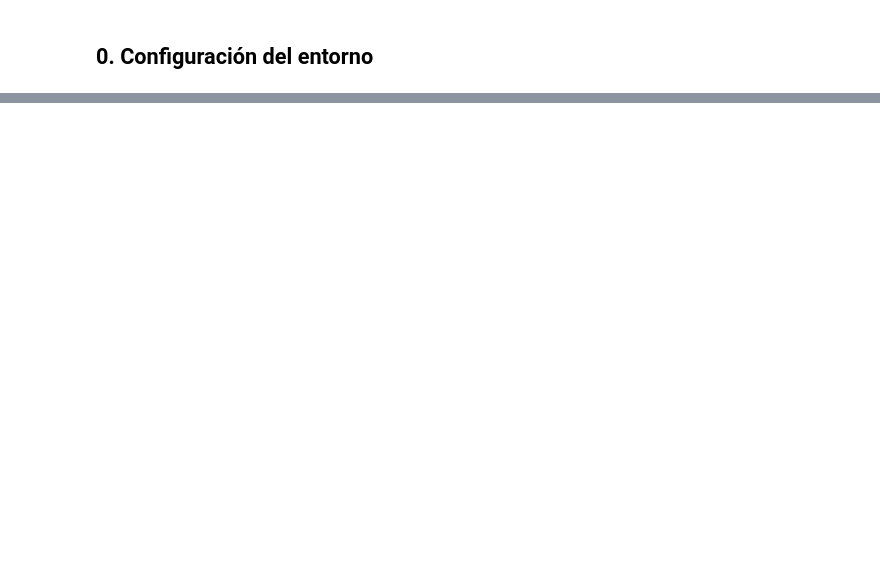
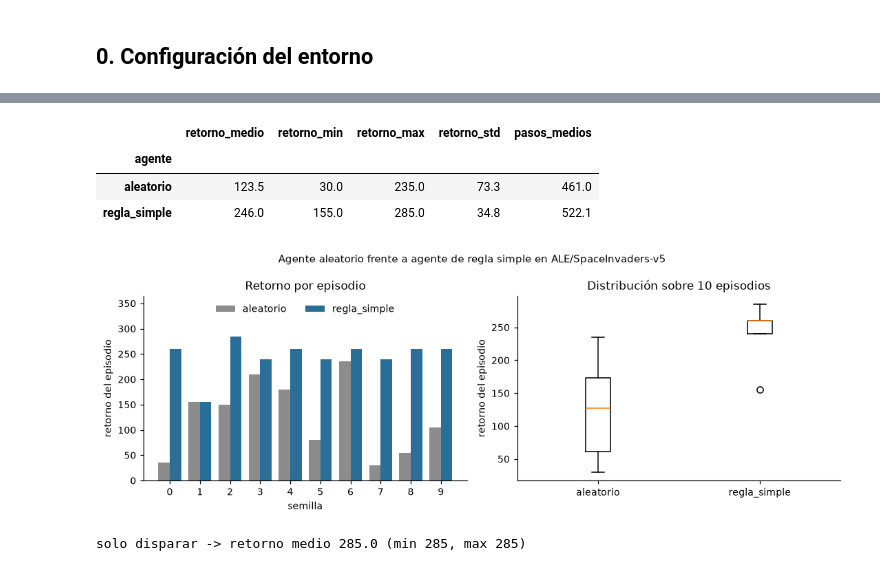
Before and after one commit to ecarcamo/CC3092-DEEP-LEARNING, a Jupyter notebook: lab5/notebooks/lab5_ale_space_invaders.ipynb, the cells around one changed output, grey strips where cells are left out. Drawn from its saved outputs; the diff is of its cells as text; code cells hidden in the pictures; blank space fills up the shorter version.

```diff
--- a/lab5/notebooks/lab5_ale_space_invaders.ipynb
+++ b/lab5/notebooks/lab5_ale_space_invaders.ipynb
@@ -38,0 +567,65 @@ from ale_utils import (    crear_entorno,    agente_aleatorio,    agente_regla_s
+# %%
+SEMILLAS = list(range(10))
+registros = []
+for nombre, funcion in [("aleatorio", agente_aleatorio), ("regla_simple", agente_regla_simple)]:
+    for semilla in SEMILLAS:
+        entorno = crear_entorno(ENTORNO)
+        pasos, retorno = ejecutar_episodio(entorno, funcion, seed=semilla)
+        entorno.close()
+        registros.append({"agente": nombre, "semilla": semilla, "pasos": pasos, "retorno": retorno})
+
+episodios = pd.DataFrame(registros)
+resumen = episodios.groupby("agente").agg(
+    retorno_medio=("retorno", "mean"), retorno_min=("retorno", "min"),
+    retorno_max=("retorno", "max"), retorno_std=("retorno", "std"),
+    pasos_medios=("pasos", "mean"),
+).round(1)
+resumen
+# %% [output]
+|  | retorno_medio | retorno_min | retorno_max | retorno_std | pasos_medios |
+| agente |  |  |  |  |  |
+| aleatorio | 123.5 | 30.0 | 235.0 | 73.3 | 461.0 |
+| regla_simple | 246.0 | 155.0 | 285.0 | 34.8 | 522.1 |
+# %%
+fig, (izq, der) = plt.subplots(1, 2, figsize=(10, 3.6))
+
+ancho = 0.38
+for i, (nombre, color) in enumerate([("aleatorio", "#8c8c8c"), ("regla_simple", "#2a6f97")]):
+    datos = episodios[episodios.agente == nombre]
+    izq.bar(np.array(SEMILLAS) + (i - 0.5) * ancho, datos["retorno"], ancho, label=nombre, color=color)
+izq.set_xlabel("semilla"); izq.set_ylabel("retorno del episodio")
+izq.set_title("Retorno por episodio"); izq.set_xticks(SEMILLAS)
+izq.set_ylim(0, episodios["retorno"].max() * 1.28)
+izq.legend(frameon=False, ncol=2, loc="upper center")
+
+der.boxplot([episodios[episodios.agente == n]["retorno"] for n in ["aleatorio", "regla_simple"]],
+            tick_labels=["aleatorio", "regla_simple"])
+der.set_ylabel("retorno del episodio")
+der.set_title(f"Distribución sobre {len(SEMILLAS)} episodios")
+
+for eje in (izq, der):
+    eje.spines[["top", "right"]].set_visible(False)
+fig.suptitle("Agente aleatorio frente a agente de regla simple en ALE/SpaceInvaders-v5", fontsize=10)
+fig.tight_layout()
+fig.savefig(CARPETA_FIGURAS / "comparacion_agentes.png", bbox_inches="tight")
+plt.show()
+# %% [output]
+[figure, added]
+# %%
+# Politica degenerada de control: quedarse quieto disparando siempre.
+# Sirve para saber cuanto del merito del agente de regla simple viene de apuntar
+# y cuanto de simplemente no dejar de disparar.
+def agente_solo_disparar(observation, env):
+    return env.unwrapped.get_action_meanings().index("FIRE")
+
+retornos_disparar = []
+for semilla in SEMILLAS:
+    entorno = crear_entorno(ENTORNO)
+    _, retorno = ejecutar_episodio(entorno, agente_solo_disparar, seed=semilla)
+    entorno.close()
+    retornos_disparar.append(retorno)
+
+print(f"solo disparar -> retorno medio {np.mean(retornos_disparar):.1f} "
+      f"(min {min(retornos_disparar):.0f}, max {max(retornos_disparar):.0f})")
+# %% [output]
+solo disparar -> retorno medio 285.0 (min 285, max 285)
```
Also changed, not shown: parts of 54 cells of this notebook.
